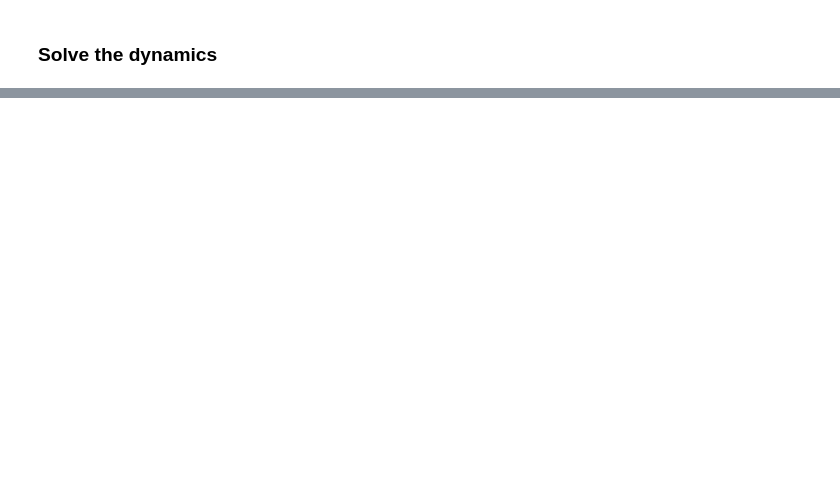
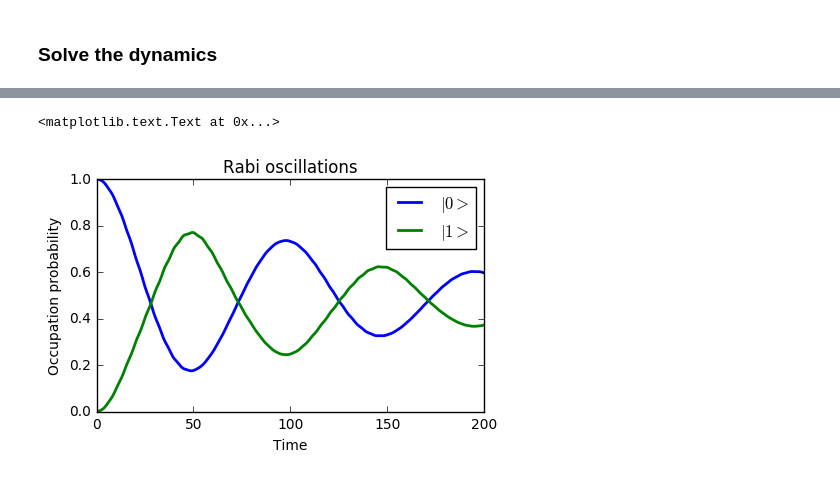
Before and after one commit to safoex/qubitlab, a Jupyter notebook: python/qutip/Transmon dynamics.ipynb, the cells around one changed output, grey strips where cells are left out. Saved outputs shown, nothing was run; the diff lists cells and outputs as text; code cells hidden in the pictures; blank space fills up the shorter version.

```diff
--- a/python/qutip/Transmon dynamics.ipynb
+++ b/python/qutip/Transmon dynamics.ipynb
@@ -91,0 +92,12 @@ ax.set_ylabel('Occupation probability')
+# %%
+fig, axes = plt.subplots(1,1, figsize=(5,3))
+axes.set_title('Rabi oscillations');
+for idx in range(2):
+    axes.plot(tlist, output.expect[1+idx], label="$|%i>$"%idx,linewidth = 2)
+    axes.legend()
+axes.set_ylim([0,1])
+axes.set_xlabel('Time')
+axes.set_ylabel('Occupation probability')
+# %% [output]
+<matplotlib.text.Text at 0x...>
+[figure, added]
```
Also changed, not shown: parts of 3 cells of this notebook, 8 other files.
